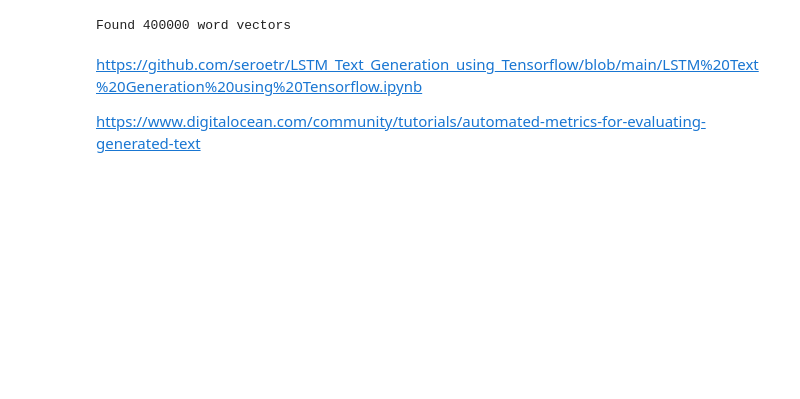
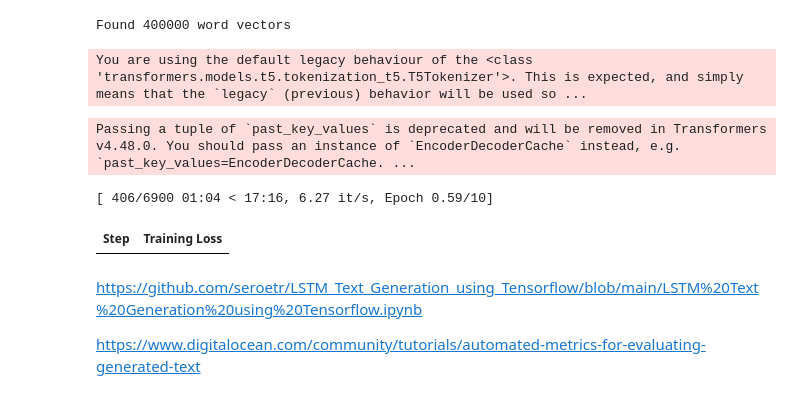
Before and after one commit to CHamilton0/COMP-SCI-7417-Applied-Natural-Language-Processing, a Jupyter notebook: Assignment2/ANLP_2025_S1_assignment2_a1766121_christopher_hamilton.ipynb, the cells around one changed output. Cells and saved outputs as stored; diff of their text form; code cells hidden in the pictures; blank space fills up the shorter version.

```diff
--- a/Assignment2/ANLP_2025_S1_assignment2_a1766121_christopher_hamilton.ipynb
+++ b/Assignment2/ANLP_2025_S1_assignment2_a1766121_christopher_hamilton.ipynb
@@ -513,3 +515,17 @@ for word, idx in tokenizer.word_index.items():
 
 maxlen = 200
 encoded_text = pad_sequences(tokenizer.texts_to_sequences(outputs), maxlen=maxlen)
+# %%
+model = T5ForConditionalGeneration.from_pretrained('t5-small')
+tokeniser = T5Tokenizer.from_pretrained('t5-small')
+
+tokenized = dataset.map(lambda batch: preprocess(tokeniser, batch), batched=True)
+training_args = TrainingArguments(output_dir='./results', per_device_train_batch_size=16, num_train_epochs=10)
+
+trainer = Trainer(model=model, args=training_args, train_dataset=tokenized)
+trainer.train()
+# %% [output]
+You are using the default legacy behaviour of the <class 'transformers.models.t5.tokenization_t5.T5Tokenizer'>. This is expected, and simply means that the `legacy` (previous) behavior will be used so ...
+Passing a tuple of `past_key_values` is deprecated and will be removed in Transformers v4.48.0. You should pass an instance of `EncoderDecoderCache` instead, e.g. `past_key_values=EncoderDecoderCache. ...
+[ 406/6900 01:04 < 17:16, 6.27 it/s, Epoch 0.59/10]
+| Step | Training Loss |
```
Also changed, not shown: parts of 18 cells of this notebook, 3 other files.
